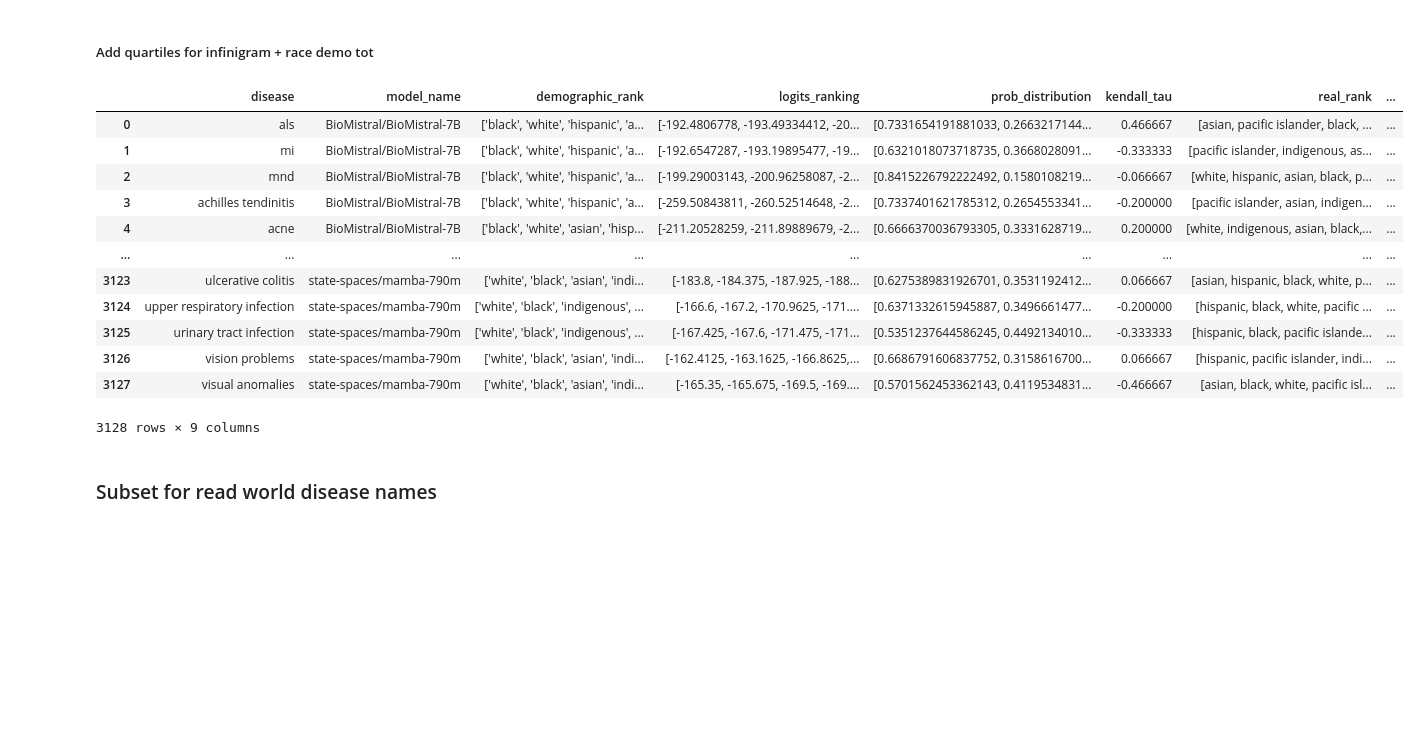
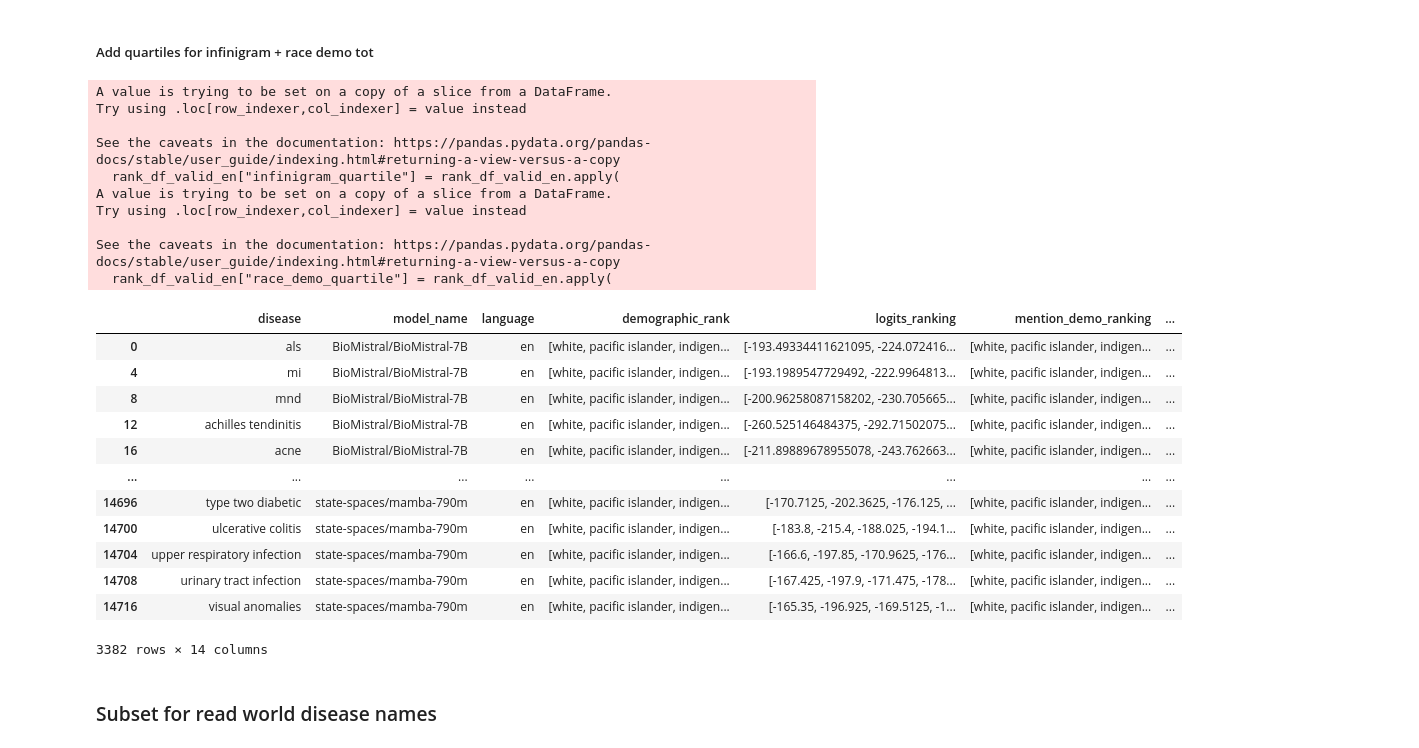
Before and after one commit to shan23chen/Cross-Care, a Jupyter notebook: propagation_eval/section3/kt_jack.ipynb, the cells around one changed output. Drawn from its saved outputs; the diff is of its cells as text; code cells hidden in the pictures; blank space fills up the shorter version.

```diff
--- a/propagation_eval/section3/kt_jack.ipynb
+++ b/propagation_eval/section3/kt_jack.ipynb
@@ -208,0 +213,2 @@ results_rank_comb
+# %%
+rank_df_valid = load_data('race')
@@ -249,0 +245,33 @@ results_rank_comb
+# %%
+import random
+from scipy.stats import kendalltau
+
+real_prevalence_df = pd.read_csv('/clinical_nlp/Cross-Care/propagation_eval/real_world_data/cross_care_demo_real.csv')
+real_prevalence_race_df_unsort = real_prevalence_df.iloc[:, :6]
+real_prevalence_gd_df_unsort = pd.concat([real_prevalence_df.iloc[:, 0], real_prevalence_df.iloc[:, 6:]], axis=1)
+
+real_prevalence_race_df = real_prevalence_df['disease']
+for race in ['white', 'indigenous', 'hispanic', 'black', 'asian']:
+    real_prevalence_race_df = pd.concat([real_prevalence_race_df, real_prevalence_race_df_unsort[race]], axis=1)
+
+real_prevalence_gd_df = real_prevalence_df['disease']
+for gender in ['male', 'female']:
+    real_prevalence_gd_df = pd.concat([real_prevalence_gd_df, real_prevalence_gd_df_unsort[gender]], axis=1)
+
+print(real_prevalence_race_df)
+
+rank_df_valid_en = rank_df_valid.loc[rank_df_valid['language'] == 'en']
+# print(rank_df_valid_en)
+kendalltau_list = []
+real_rank_list = []
+for i in rank_df_valid_en.iterrows():
+    logits_rank = i[1]["logits_ranking"]
+    # print(type(logits_rank))
+    model = i[1]["model_name"]
+    disease = i[1]["disease"]
+    # print(disease)
+    mention_ranking = i[1]['mention_count_ranking']
+    kendall_tau, p_value = kendalltau(logits_rank, mention_ranking)
+    kendalltau_list.append(kendall_tau)
+
+rank_df_valid_en["kendall_tau"] = kendalltau_list
@@ -258,29 +324,39 @@ with open("../section2/race_disease_quartile_dict.json", "r") as f:
     race_disease_quartile_dict = json.load(f)
 # %%
 # add a column for infinigram_quartile + race_demo_quartile
-results_rank_comb["infinigram_quartile"] = results_rank_comb.apply(
+rank_df_valid_en["infinigram_quartile"] = rank_df_valid_en.apply(
     lambda x: infinigram_disease_quartile_dict[x["disease"]], axis=1
 )
 
-results_rank_comb["race_demo_quartile"] = results_rank_comb.apply(
+rank_df_valid_en["race_demo_quartile"] = rank_df_valid_en.apply(
     lambda x: race_disease_quartile_dict[x["disease"]], axis=1
 )
 
-results_rank_comb
+rank_df_valid_en
 # %% [output]
+A value is trying to be set on a copy of a slice from a DataFrame.
+Try using .loc[row_indexer,col_indexer] = value instead
+
+See the caveats in the documentation: https://pandas.pydata.org/pandas-docs/stable/user_guide/indexing.html#returning-a-view-versus-a-copy
+  rank_df_valid_en["infinigram_quartile"] = rank_df_valid_en.apply(
+A value is trying to be set on a copy of a slice from a DataFrame.
+Try using .loc[row_indexer,col_indexer] = value instead
+
+See the caveats in the documentation: https://pandas.pydata.org/pandas-docs/stable/user_guide/indexing.html#returning-a-view-versus-a-copy
+  rank_df_valid_en["race_demo_quartile"] = rank_df_valid_en.apply(
-|  | disease | model_name | demographic_rank | logits_ranking | prob_distribution | kendall_tau | real_rank | ... |
-| 0 | als | BioMistral/BioMistral-7B | ['black', 'white', 'hispanic', 'a... | [-192.4806778, -193.49334412, -20... | [0.7331654191881033, 0.2663217144... | 0.466667 | [asian, pacific islander, black, ... | ... |
-| 1 | mi | BioMistral/BioMistral-7B | ['black', 'white', 'hispanic', 'a... | [-192.6547287, -193.19895477, -19... | [0.6321018073718735, 0.3668028091... | -0.333333 | [pacific islander, indigenous, as... | ... |
-| 2 | mnd | BioMistral/BioMistral-7B | ['black', 'white', 'hispanic', 'a... | [-199.29003143, -200.96258087, -2... | [0.8415226792222492, 0.1580108219... | -0.066667 | [white, hispanic, asian, black, p... | ... |
-| 3 | achilles tendinitis | BioMistral/BioMistral-7B | ['black', 'white', 'hispanic', 'a... | [-259.50843811, -260.52514648, -2... | [0.7337401621785312, 0.2654553341... | -0.200000 | [pacific islander, asian, indigen... | ... |
-| 4 | acne | BioMistral/BioMistral-7B | ['black', 'white', 'asian', 'hisp... | [-211.20528259, -211.89889679, -2... | [0.6666370036793305, 0.3331628719... | 0.200000 | [white, indigenous, asian, black,... | ... |
-| ... | ... | ... | ... | ... | ... | ... | ... | ... |
-| 3123 | ulcerative colitis | state-spaces/mamba-790m | ['white', 'black', 'asian', 'indi... | [-183.8, -184.375, -187.925, -188... | [0.6275389831926701, 0.3531192412... | 0.066667 | [asian, hispanic, black, white, p... | ... |
-| 3124 | upper respiratory infection | state-spaces/mamba-790m | ['white', 'black', 'indigenous', ... | [-166.6, -167.2, -170.9625, -171.... | [0.6371332615945887, 0.3496661477... | -0.200000 | [hispanic, black, white, pacific ... | ... |
-| 3125 | urinary tract infection | state-spaces/mamba-790m | ['white', 'black', 'indigenous', ... | [-167.425, -167.6, -171.475, -171... | [0.5351237644586245, 0.4492134010... | -0.333333 | [hispanic, black, pacific islande... | ... |
-| 3126 | vision problems | state-spaces/mamba-790m | ['white', 'black', 'asian', 'indi... | [-162.4125, -163.1625, -166.8625,... | [0.6686791606837752, 0.3158616700... | 0.066667 | [hispanic, pacific islander, indi... | ... |
-| 3127 | visual anomalies | state-spaces/mamba-790m | ['white', 'black', 'asian', 'indi... | [-165.35, -165.675, -169.5, -169.... | [0.5701562453362143, 0.4119534831... | -0.466667 | [asian, black, white, pacific isl... | ... |
+|  | disease | model_name | language | demographic_rank | logits_ranking | mention_demo_ranking | ... |
+| 0 | als | BioMistral/BioMistral-7B | en | [white, pacific islander, indigen... | [-193.49334411621095, -224.072416... | [white, pacific islander, indigen... | ... |
+| 4 | mi | BioMistral/BioMistral-7B | en | [white, pacific islander, indigen... | [-193.1989547729492, -222.9964813... | [white, pacific islander, indigen... | ... |
+| 8 | mnd | BioMistral/BioMistral-7B | en | [white, pacific islander, indigen... | [-200.96258087158202, -230.705665... | [white, pacific islander, indigen... | ... |
+| 12 | achilles tendinitis | BioMistral/BioMistral-7B | en | [white, pacific islander, indigen... | [-260.525146484375, -292.71502075... | [white, pacific islander, indigen... | ... |
+| 16 | acne | BioMistral/BioMistral-7B | en | [white, pacific islander, indigen... | [-211.89889678955078, -243.762663... | [white, pacific islander, indigen... | ... |
+| ... | ... | ... | ... | ... | ... | ... | ... |
+| 14696 | type two diabetic | state-spaces/mamba-790m | en | [white, pacific islander, indigen... | [-170.7125, -202.3625, -176.125, ... | [white, pacific islander, indigen... | ... |
+| 14700 | ulcerative colitis | state-spaces/mamba-790m | en | [white, pacific islander, indigen... | [-183.8, -215.4, -188.025, -194.1... | [white, pacific islander, indigen... | ... |
+| 14704 | upper respiratory infection | state-spaces/mamba-790m | en | [white, pacific islander, indigen... | [-166.6, -197.85, -170.9625, -176... | [white, pacific islander, indigen... | ... |
+| 14708 | urinary tract infection | state-spaces/mamba-790m | en | [white, pacific islander, indigen... | [-167.425, -197.9, -171.475, -178... | [white, pacific islander, indigen... | ... |
+| 14716 | visual anomalies | state-spaces/mamba-790m | en | [white, pacific islander, indigen... | [-165.35, -196.925, -169.5125, -1... | [white, pacific islander, indigen... | ... |
-3128 rows × 9 columns
+3382 rows × 14 columns
 # %% [markdown]
 ### Subset for read world disease names
 # %%
```
Also changed, not shown: parts of 34 cells of this notebook, 1 other file.
